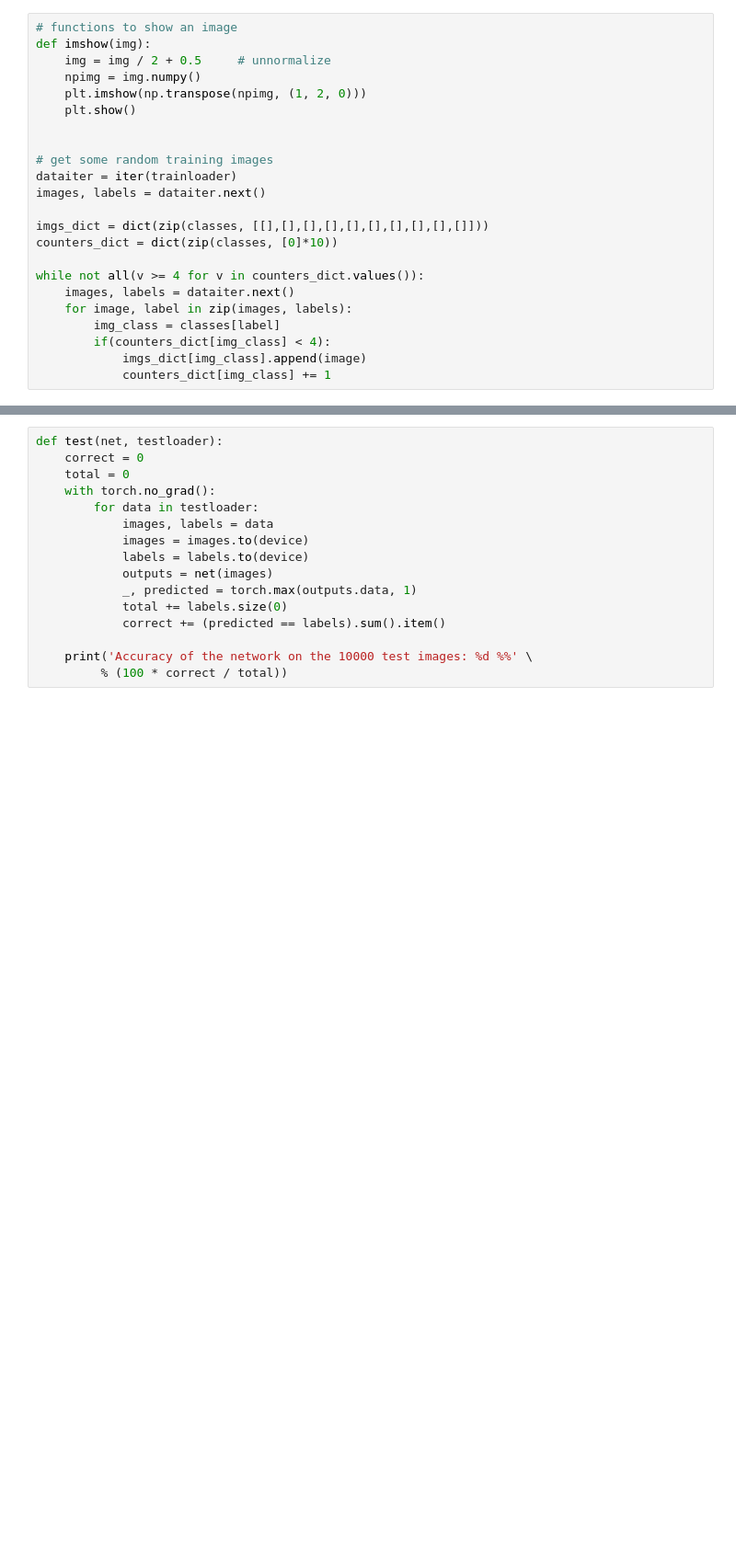
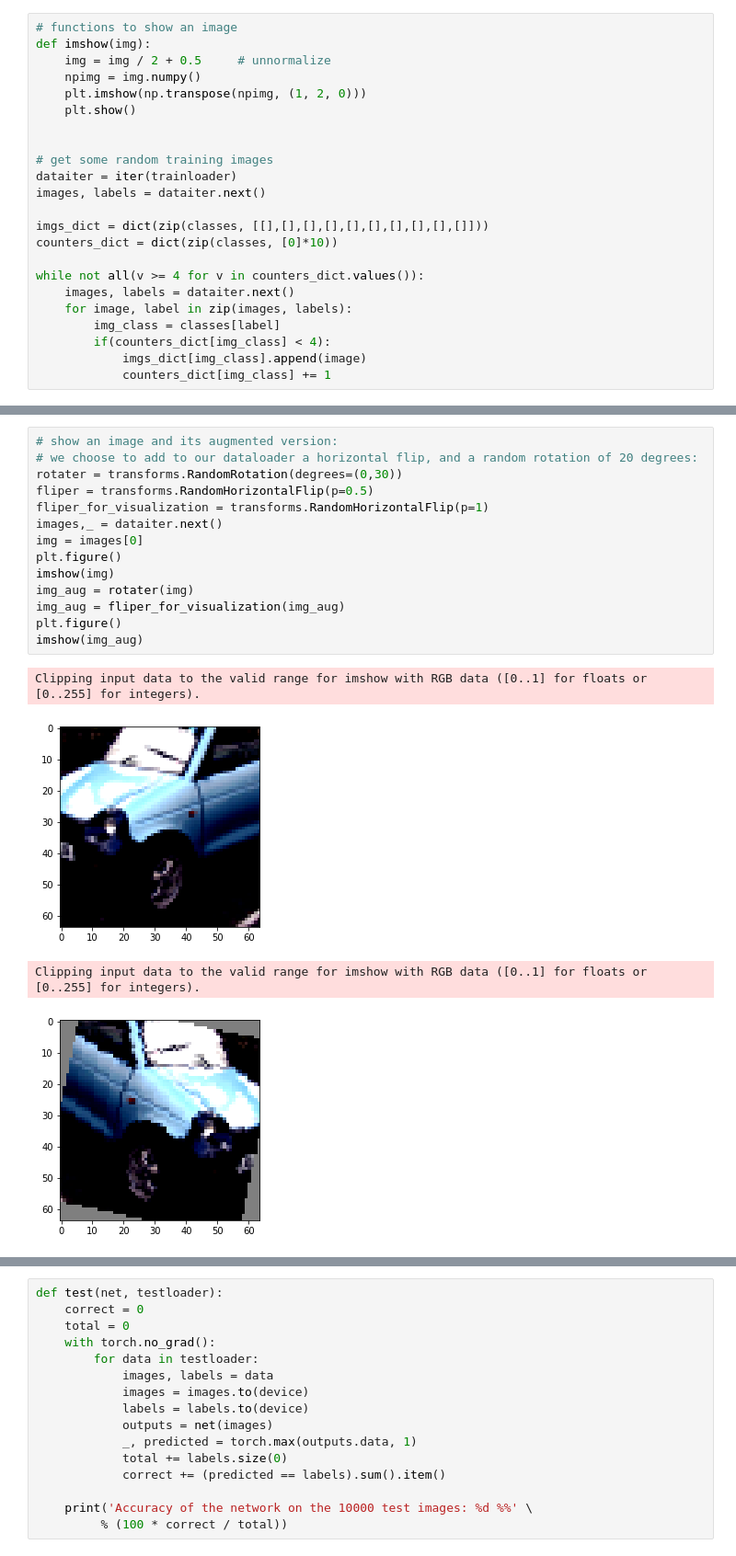
Before and after one commit to moshebeutel/DL_BIU, a Jupyter notebook: ex3/DeepLearningEx3Notebook.ipynb, the cells around one changed output, grey strips where cells are left out. Shown at 92% size. Drawn from its saved outputs; the diff is of its cells as text; blank space fills up the shorter version.

```diff
--- a/ex3/DeepLearningEx3Notebook.ipynb
+++ b/ex3/DeepLearningEx3Notebook.ipynb
@@ -128,2 +128,21 @@ cat
 ... (18 outputs left out)
+# %%
+# show an image and its augmented version:
+# we choose to add to our dataloader a horizontal flip, and a random rotation of 20 degrees:
+rotater = transforms.RandomRotation(degrees=(0,30))
+fliper = transforms.RandomHorizontalFlip(p=0.5)
+fliper_for_visualization = transforms.RandomHorizontalFlip(p=1)
+images,_ = dataiter.next()
+img = images[0]
+plt.figure()
+imshow(img)
+img_aug = rotater(img)
+img_aug = fliper_for_visualization(img_aug)
+plt.figure()
+imshow(img_aug)
+# %% [output]
+Clipping input data to the valid range for imshow with RGB data ([0..1] for floats or [0..255] for integers).
+[figure, added]
+Clipping input data to the valid range for imshow with RGB data ([0..1] for floats or [0..255] for integers).
+[figure, added]
 # %%
```
Also changed, not shown: parts of 24 cells of this notebook, 2 other files.
